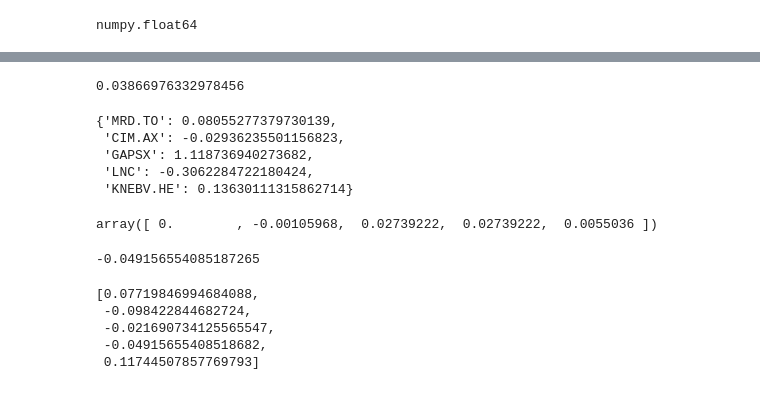
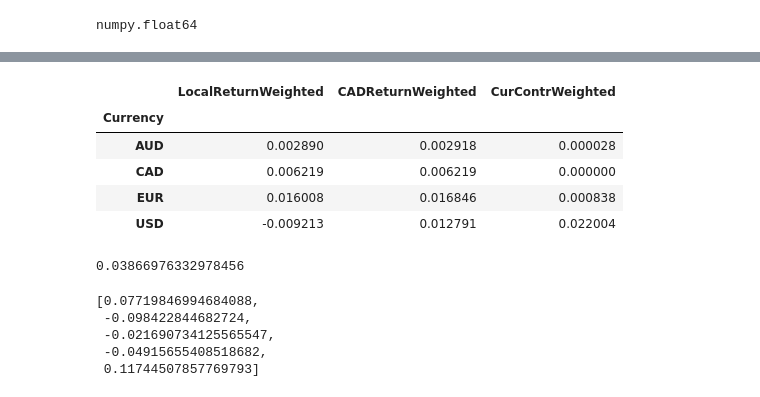
Before and after one commit to CherryADA/RoboAdvisor, a Jupyter notebook: Portfolio_demo.ipynb, the cells around one changed output, grey strips where cells are left out. Saved outputs shown, nothing was run; the diff lists cells and outputs as text; code cells hidden in the pictures.

Commit message:
Added ReturnAttribution by Currency

```diff
--- a/Portfolio_demo.ipynb
+++ b/Portfolio_demo.ipynb
@@ -221,23 +244,22 @@ np.dot(weights,reporting_currency_return)
+# %%
+# df_tmp_weighted=
+df_tmp['LocalReturnWeighted']=df_tmp['LocalReturn'].multiply(df_tmp['Weights'])
+df_tmp['CADReturnWeighted']=df_tmp['CADReturn'].multiply(df_tmp['Weights'])
+df_tmp['CurContrWeighted']=df_tmp['CurContr'].multiply(df_tmp['Weights'])
+# .multiply(df_tmp['Weights'])
+# %%
+df_tmp[['Currency','LocalReturnWeighted','CADReturnWeighted','CurContrWeighted']].groupby('Currency').sum()
+# %% [output]
+|  | LocalReturnWeighted | CADReturnWeighted | CurContrWeighted |
+| Currency |  |  |  |
+| AUD | 0.002890 | 0.002918 | 0.000028 |
+| CAD | 0.006219 | 0.006219 | 0.000000 |
+| EUR | 0.016008 | 0.016846 | 0.000838 |
+| USD | -0.009213 | 0.012791 | 0.022004 |
 # %%
 SimpleReturn(test_admin.portfolio,'2019-03-01',today_date,False)
 # %% [output]
 0.03866976332978456
-# %%
-test_admin.PortfolioWeights
-# %% [output]
-{'MRD.TO': 0.08055277379730139,
- 'CIM.AX': -0.02936235501156823,
- 'GAPSX': 1.118736940273682,
- 'LNC': -0.3062284722180424,
- 'KNEBV.HE': 0.13630111315862714}
-# %%
-np.divide(np.subtract(np.array(reporting_currency_return),np.array(local_return)),np.array(local_return)+1)
-# %% [output]
-array([ 0.        , -0.00105968,  0.02739222,  0.02739222,  0.0055036 ])
-# %%
-np.cumprod(universe.get_security('LNC').compute_ret(False).loc['2019-03-02':today_date].add(1))[-1]-1
-# %% [output]
--0.049156554085187265
 # %%
 local_return
 # %% [output]
```
Also changed, not shown: parts of 3 cells of this notebook, 1 other file.
